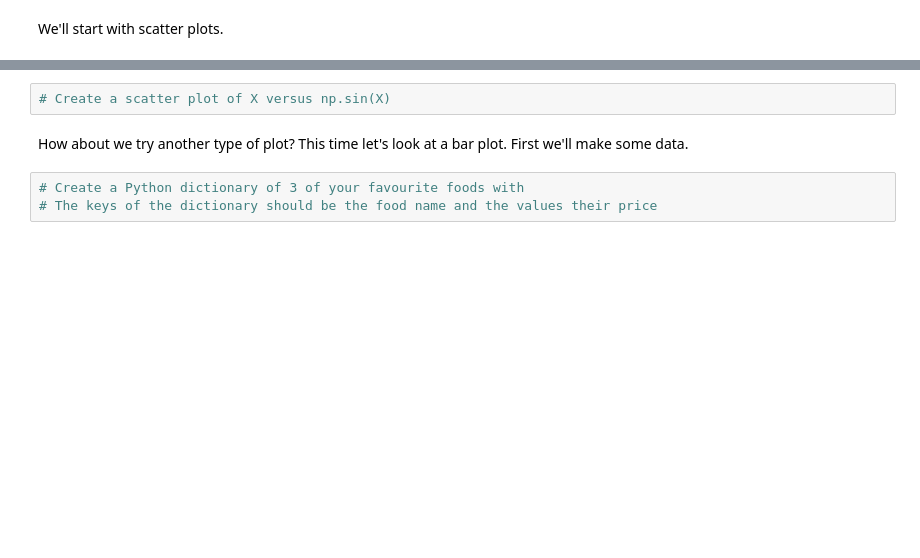
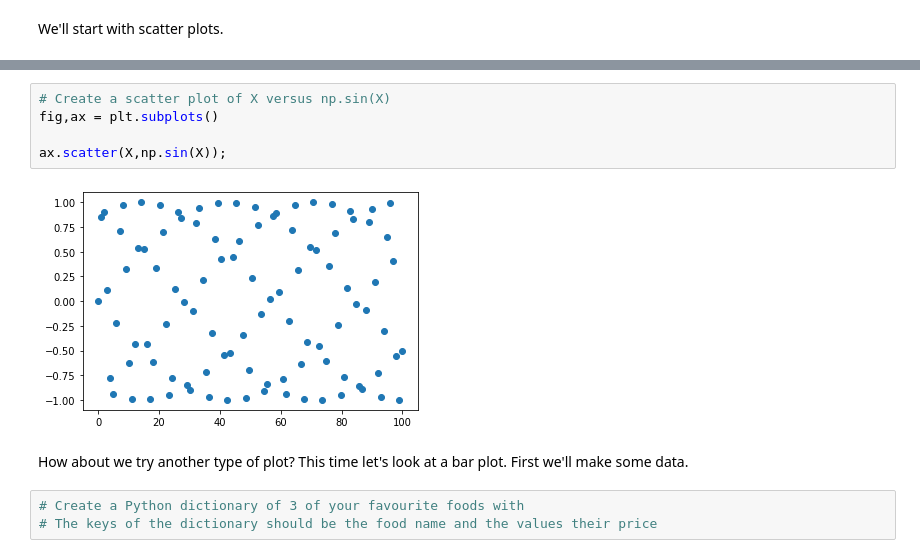
Before and after one commit to idowujames/ZTM_matplotlib_exercise, a Jupyter notebook: matplotlib_exercises.ipynb, the cells around one changed output, grey strips where cells are left out. Saved outputs shown, nothing was run; the diff lists cells and outputs as text; blank space fills up the shorter version.

```diff
--- a/matplotlib_exercises.ipynb
+++ b/matplotlib_exercises.ipynb
@@ -102,5 +112,10 @@ We'll start with scatter plots.
 # %%
 # Create a scatter plot of X versus np.sin(X)
+fig,ax = plt.subplots()
+
+ax.scatter(X,np.sin(X));
+# %% [output]
+[figure, added]
 # %% [markdown]
 How about we try another type of plot? This time let's look at a bar plot. First we'll make some data.
 # %%
```
Also changed, not shown: parts of 3 cells of this notebook.
